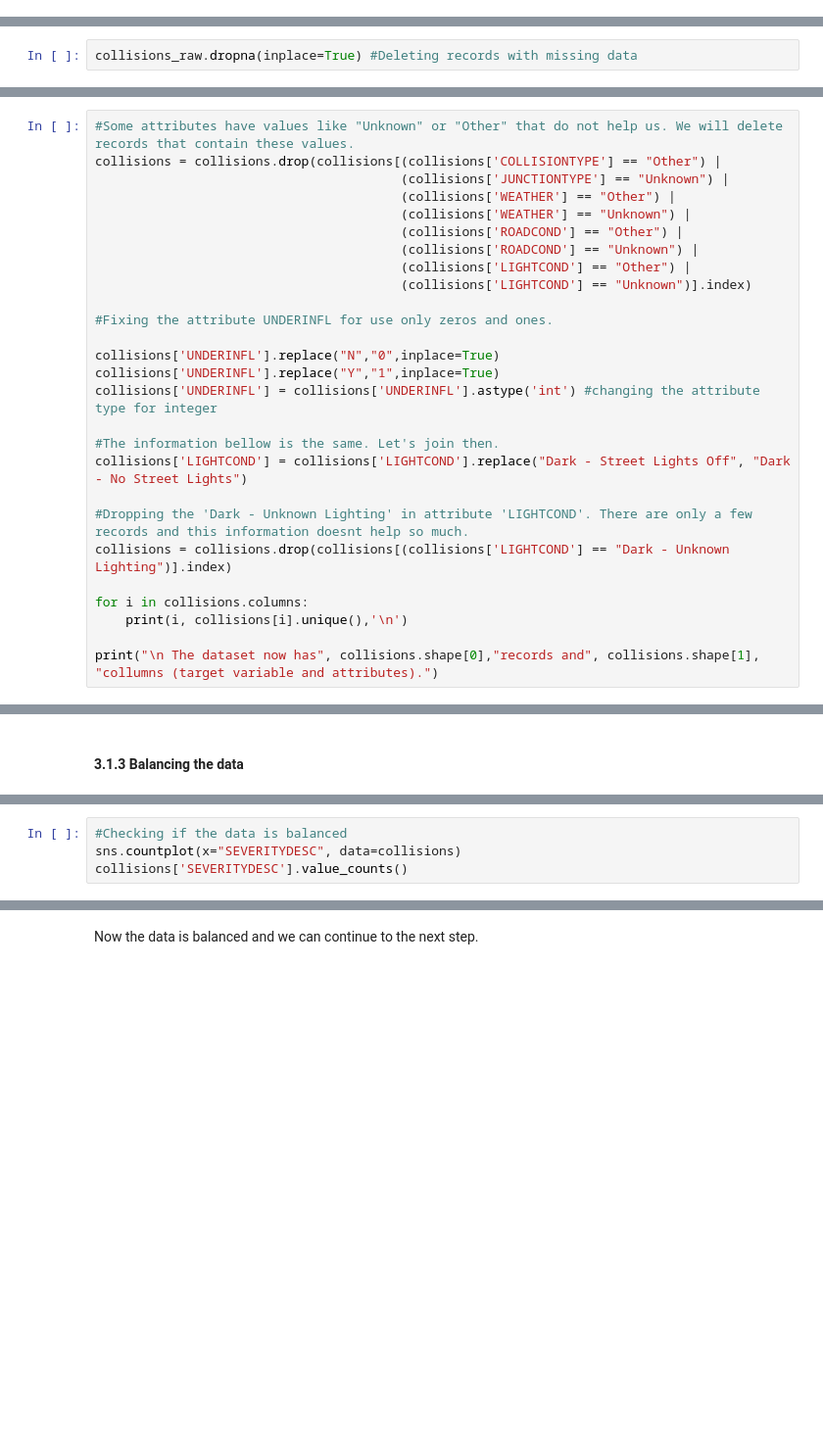
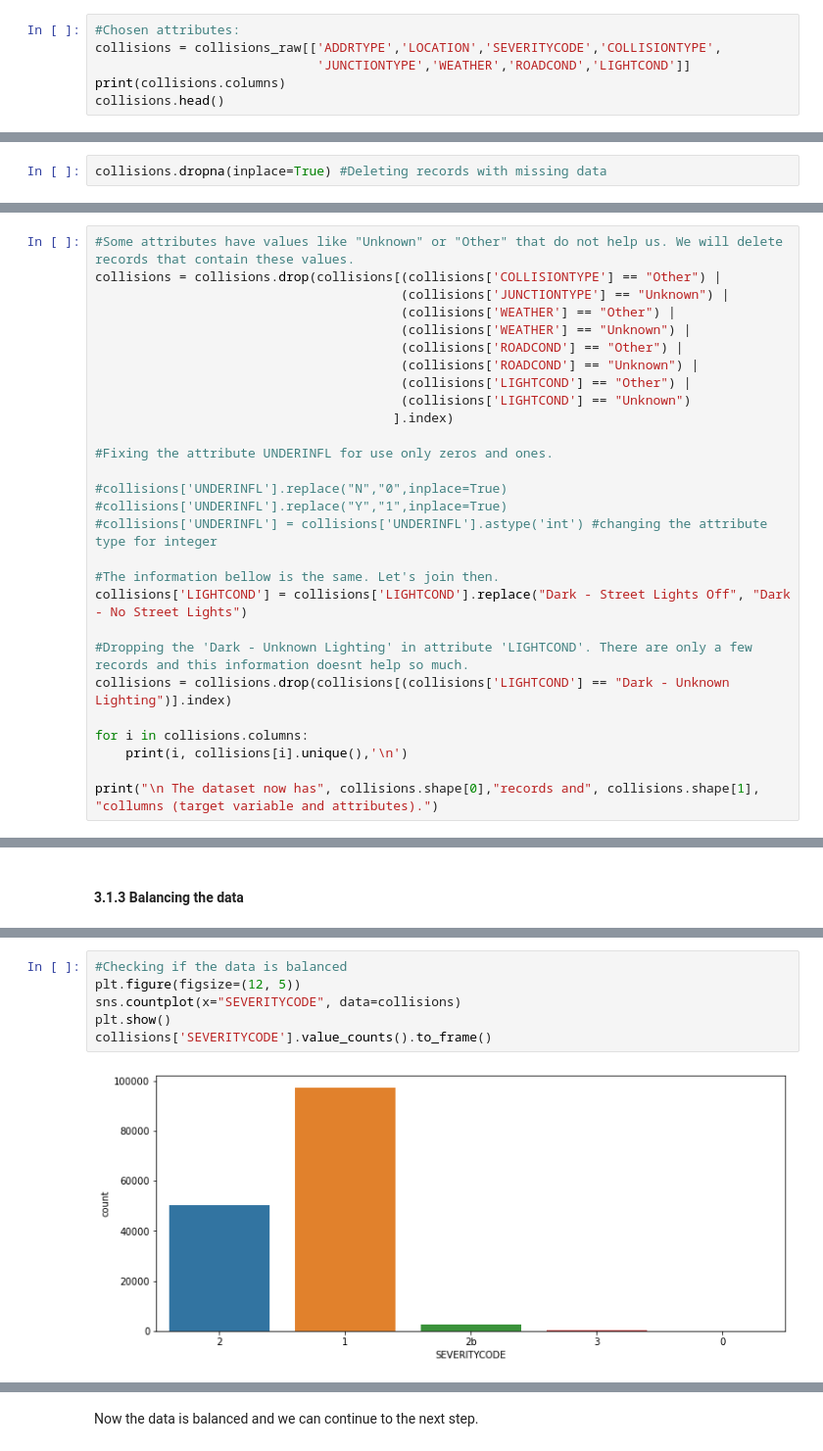
Before and after one commit to mcamera/Traffic_Accidents_Seattle, a Jupyter notebook: Traffic_Accidents_Seattle.ipynb, the cells around one changed output, grey strips where cells are left out. Shown at 98% size. Saved outputs shown, nothing was run; the diff lists cells and outputs as text; blank space fills up the shorter version.

Commit message:
Data cleaning done.

```diff
--- a/Traffic_Accidents_Seattle.ipynb
+++ b/Traffic_Accidents_Seattle.ipynb
@@ -737,0 +733,6 @@ df_location.head(10)
+# %%
+#Chosen attributes:
+collisions = collisions_raw[['ADDRTYPE','LOCATION','SEVERITYCODE','COLLISIONTYPE',
+                             'JUNCTIONTYPE','WEATHER','ROADCOND','LIGHTCOND']]
+print(collisions.columns)
+collisions.head()
@@ -747,2 +786,2 @@ collisions.isna().sum().to_frame()
 # %%
-collisions_raw.dropna(inplace=True) #Deleting records with missing data
+collisions.dropna(inplace=True) #Deleting records with missing data
@@ -761,13 +834,14 @@ collisions = collisions.drop(collisions[(collisions['COLLISIONTYPE'] == "Other")
                                         (collisions['ROADCOND'] == "Other") |
                                         (collisions['ROADCOND'] == "Unknown") |
                                         (collisions['LIGHTCOND'] == "Other") |
-                                        (collisions['LIGHTCOND'] == "Unknown")].index)
+                                        (collisions['LIGHTCOND'] == "Unknown")
+                                       ].index)
 
 #Fixing the attribute UNDERINFL for use only zeros and ones.
 
-collisions['UNDERINFL'].replace("N","0",inplace=True)
-collisions['UNDERINFL'].replace("Y","1",inplace=True)
-collisions['UNDERINFL'] = collisions['UNDERINFL'].astype('int') #changing the attribute type for integer
+#collisions['UNDERINFL'].replace("N","0",inplace=True)
+#collisions['UNDERINFL'].replace("Y","1",inplace=True)
+#collisions['UNDERINFL'] = collisions['UNDERINFL'].astype('int') #changing the attribute type for integer
 
 #The information bellow is the same. Let's join then.
 collisions['LIGHTCOND'] = collisions['LIGHTCOND'].replace("Dark - Street Lights Off", "Dark - No Street Lights")
@@ -787,5 +888,9 @@ In this datase we only have 2 types of severity: 1 - Property Damage Only Collis
 It's important to say that the attribute SEVERITYCODE is the same as the SEVERITYDESC. The only difference is that one is in numbers and the other is in categorical values.
 # %%
 #Checking if the data is balanced
-sns.countplot(x="SEVERITYDESC", data=collisions)
-collisions['SEVERITYDESC'].value_counts()
+plt.figure(figsize=(12, 5))
+sns.countplot(x="SEVERITYCODE", data=collisions)
+plt.show()
+collisions['SEVERITYCODE'].value_counts().to_frame()
+# %% [output]
+[figure, added]
```
Also changed, not shown: parts of 19 cells of this notebook.
